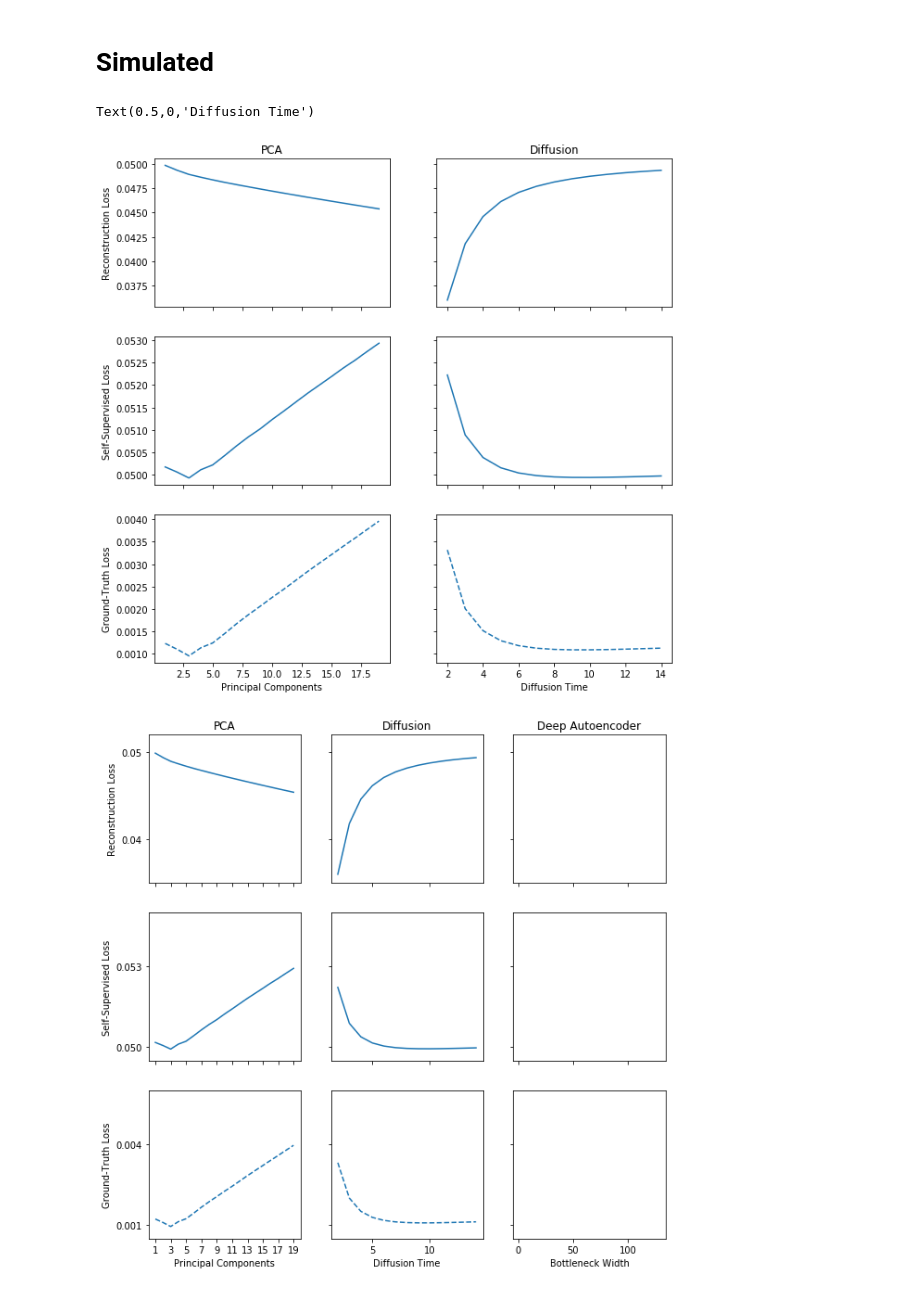
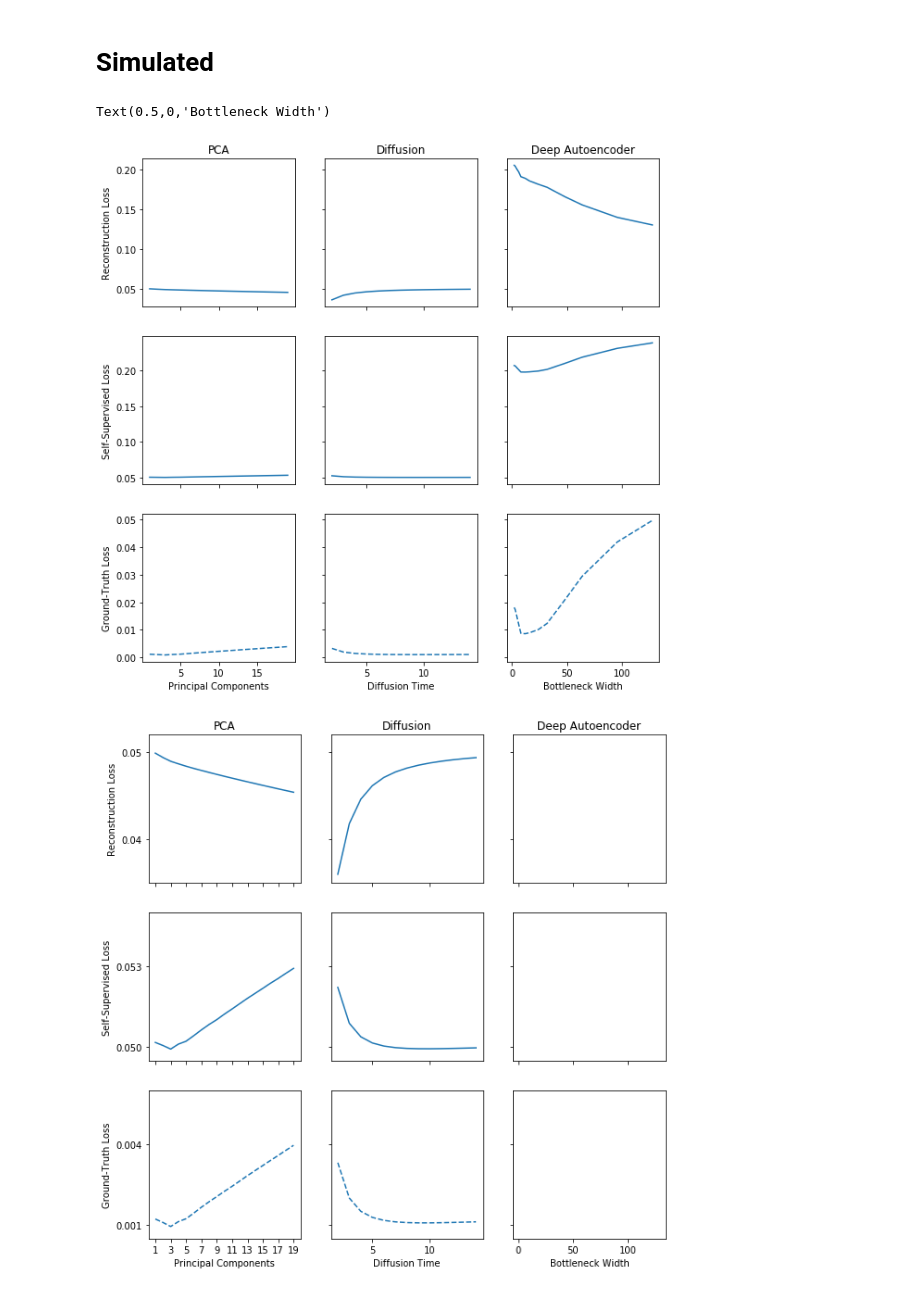
Before and after one commit to czbiohub-sf/molecular-cross-validation, a Jupyter notebook: src/noise2self_sc/Figure-Losses.ipynb, the cells around one changed output. Drawn from its saved outputs; the diff is of its cells as text; code cells hidden in the pictures.

Commit message:
Add dca to plot

```diff
--- a/src/noise2self_sc/Figure-Losses.ipynb
+++ b/src/noise2self_sc/Figure-Losses.ipynb
@@ -71,35 +71,46 @@ plt.savefig('figures/hca_mse.svg')
 # %%
 sim_pca_mse = results['sim_pca_mse']
 sim_diffusion_mse = results['sim_diffusion_mse']
+sim_dca_mse = results['sim_DCA']
 
-fig, ax = plt.subplots(3, 2, sharex = 'col', sharey='row', figsize=(10,10))
+
+fig, ax = plt.subplots(3, 3, sharex = 'col', sharey='row', figsize=(10,10))
 
 k_range = sim_pca_mse['param_range']
 ax[0,0].plot(k_range, sim_pca_mse['re_loss'])
 ax[0,0].set_title("PCA")
 ax[0,0].set_ylabel('Reconstruction Loss')
 
 
 displacement = 0.073
 ax[1,0].plot(k_range, sim_pca_mse['ss_loss'])
 ax[1,0].set_ylabel('Self-Supervised Loss')
 
 
 ax[2,0].plot(k_range, sim_pca_mse['gt_loss'], '--')
 ax[2,0].set_ylabel('Ground-Truth Loss')
 ax[2,0].set_xlabel('Principal Components')
 
 init_time = 2
 t_range = sim_diffusion_mse['param_range']
 ax[0,1].plot(t_range[init_time:], sim_diffusion_mse['re_loss'][init_time:])
 ax[0,1].set_title("Diffusion")
 
 ax[1,1].plot(t_range[init_time:], sim_diffusion_mse['ss_loss'][init_time:])
 ax[2,1].plot(t_range[init_time:], sim_diffusion_mse['gt_loss'][init_time:], '--')
 ax[2,1].set_xlabel('Diffusion Time')
+
+
+bottlenecks = sim_dca_mse['param_range']
+ax[0,2].plot(bottlenecks, sim_dca_mse['re_loss'])
+ax[0,2].set_title("Deep Autoencoder")
+
+ax[1,2].plot(bottlenecks, sim_dca_mse['ss_loss'])
+ax[2,2].plot(bottlenecks, sim_dca_mse['gt_loss'], '--')
+ax[2,2].set_xlabel('Bottleneck Width')
 # %% [output]
-Text(0.5,0,'Diffusion Time')
+Text(0.5,0,'Bottleneck Width')
-[figure, old version]
+[figure, new version]
 # %%
 sim_pca_mse = results['sim_pca_mse']
 sim_diffusion_mse = results['sim_diffusion_mse']
```
Also changed, not shown: 1 other file.
